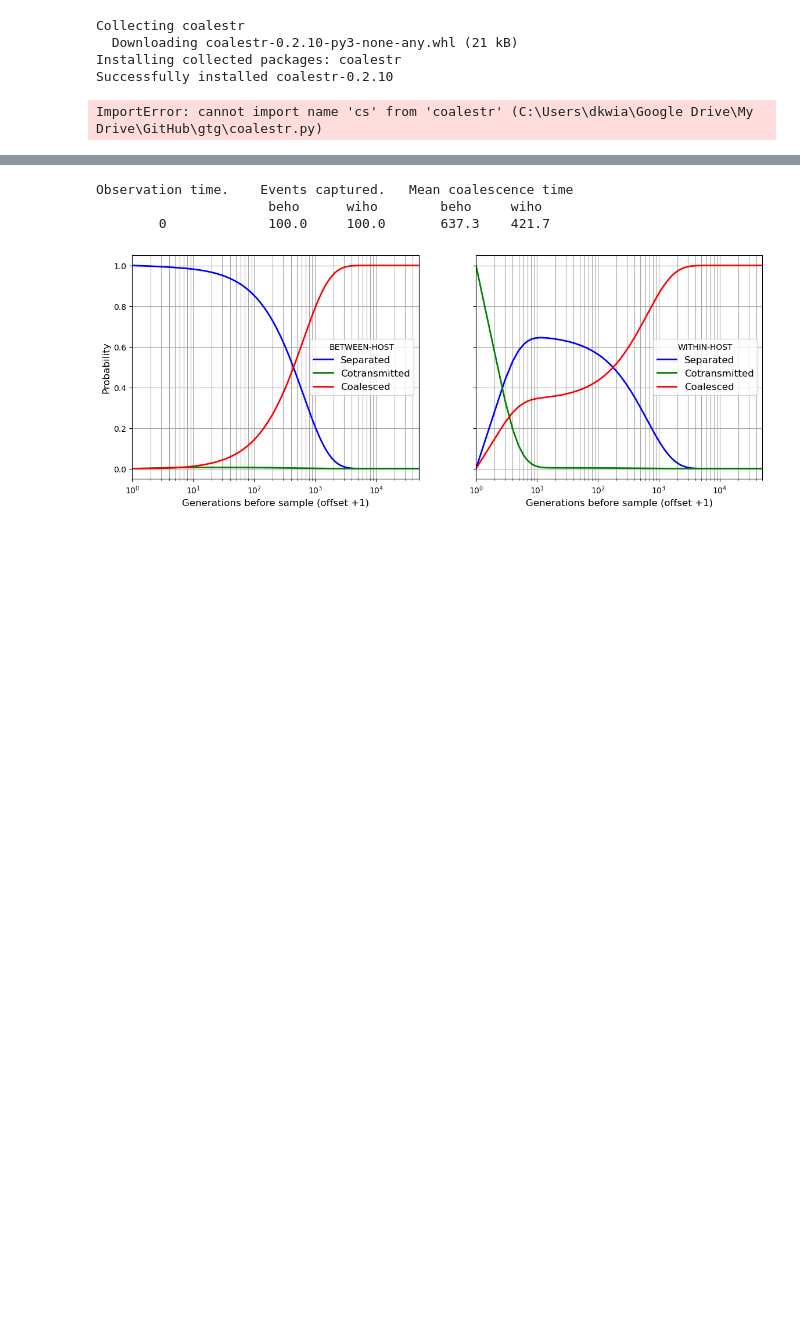
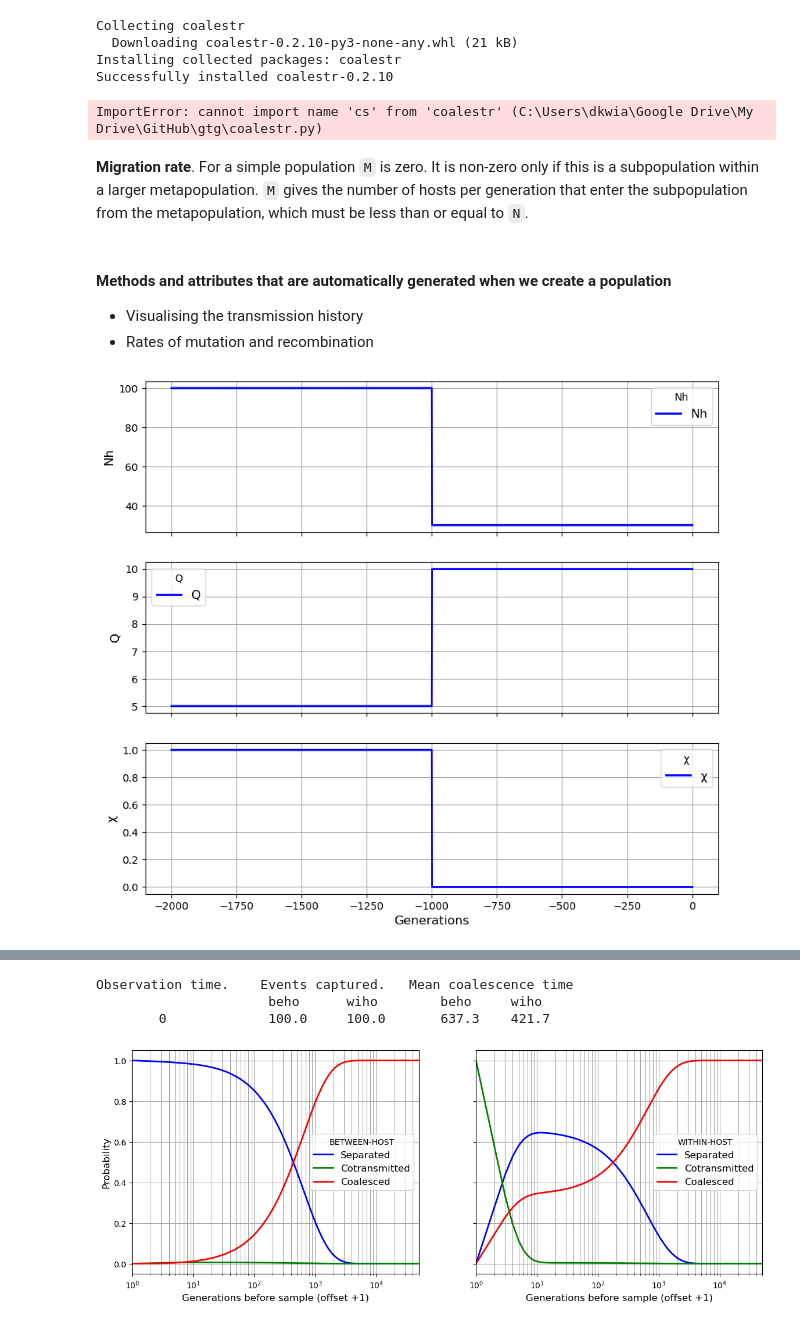
Before and after one commit to d-kwiat/gtg, a Jupyter notebook: create-population.ipynb, the cells around one changed output, grey strips where cells are left out. Saved outputs shown, nothing was run; the diff lists cells and outputs as text; code cells hidden in the pictures; blank space fills up the shorter version.

```diff
--- a/create-population.ipynb
+++ b/create-population.ipynb
@@ -36,0 +35,23 @@ import matplotlib.pyplot as plt
+# %%
+# We specify a history of transmission parameters
+# with the format [duration, N, Q, X, M]
+# in this case there are two periods each of 1000 generations
+
+my_history = [[1000, 100, 5, 1, 0], [1000, 30, 10, 0, 0]]
+
+# We use the history to create an instance of the Population class:
+
+my_population = cs.Population(my_history)
+# %% [markdown]
+**Migration rate**. For a simple population `M` is zero.  It is non-zero only if this is a subpopulation within a larger metapopulation. `M` gives the number of hosts per generation that enter the subpopulation from the metapopulation, which must be less than or equal to `N`.
+# %% [markdown]
+#### Methods and attributes that are automatically generated when we create a population
+
+* Visualising the transmission history
+* Rates of mutation and recombination
+# %%
+# We can visualise the transmission history like this:
+
+my_population.plot_history()
+# %% [output]
+[figure, added]
```
Also changed, not shown: parts of 10 cells of this notebook.
